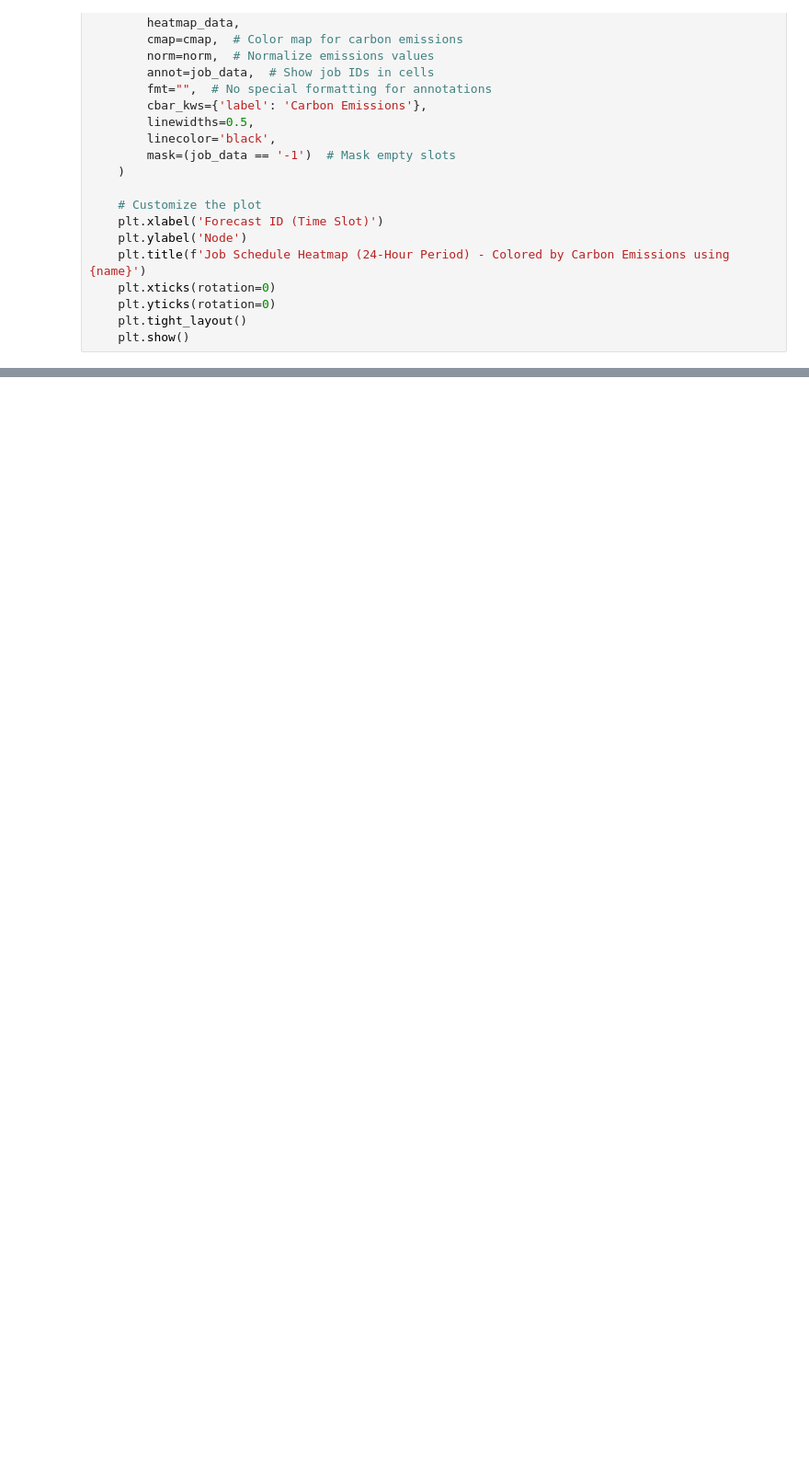
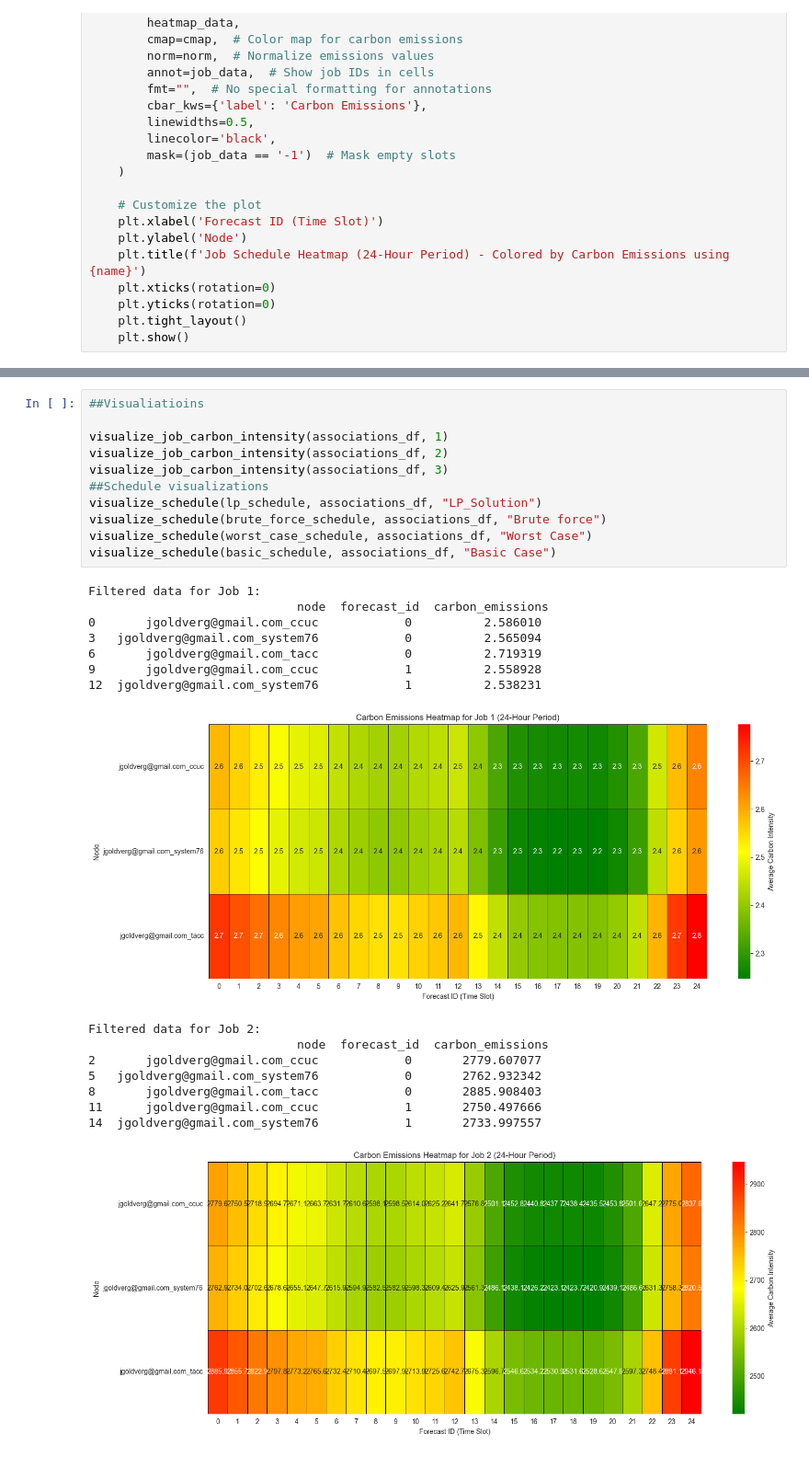
Before and after one commit to jgoldverg/GreenTransferScheduler, a Jupyter notebook: visualize_jobs.ipynb, the cells around one changed output, grey strips where cells are left out. Shown at 92% size. Cells and saved outputs as stored; diff of their text form; blank space fills up the shorter version.

```diff
--- a/visualize_jobs.ipynb
+++ b/visualize_jobs.ipynb
@@ -105,0 +173,28 @@ Basic Case created a total emissions of 3831.3426620555556
+# %%
+##Visualiatioins
+
+visualize_job_carbon_intensity(associations_df, 1)
+visualize_job_carbon_intensity(associations_df, 2)
+visualize_job_carbon_intensity(associations_df, 3)
+##Schedule visualizations
+visualize_schedule(lp_schedule, associations_df, "LP_Solution")
+visualize_schedule(brute_force_schedule, associations_df, "Brute force")
+visualize_schedule(worst_case_schedule, associations_df, "Worst Case")
+visualize_schedule(basic_schedule, associations_df, "Basic Case")
+# %% [output]
+Filtered data for Job 1:
+                             node  forecast_id  carbon_emissions
+0       jgoldverg@gmail.com_ccuc            0          2.586010
+3   jgoldverg@gmail.com_system76            0          2.565094
+6       jgoldverg@gmail.com_tacc            0          2.719319
+9       jgoldverg@gmail.com_ccuc            1          2.558928
+12  jgoldverg@gmail.com_system76            1          2.538231
+[figure, added]
+Filtered data for Job 2:
+                             node  forecast_id  carbon_emissions
+2       jgoldverg@gmail.com_ccuc            0       2779.607077
+5   jgoldverg@gmail.com_system76            0       2762.932342
+8       jgoldverg@gmail.com_tacc            0       2885.908403
+11      jgoldverg@gmail.com_ccuc            1       2750.497666
+14  jgoldverg@gmail.com_system76            1       2733.997557
+[figure, added]
```
Also changed, not shown: parts of 5 cells of this notebook, 30 other files.
